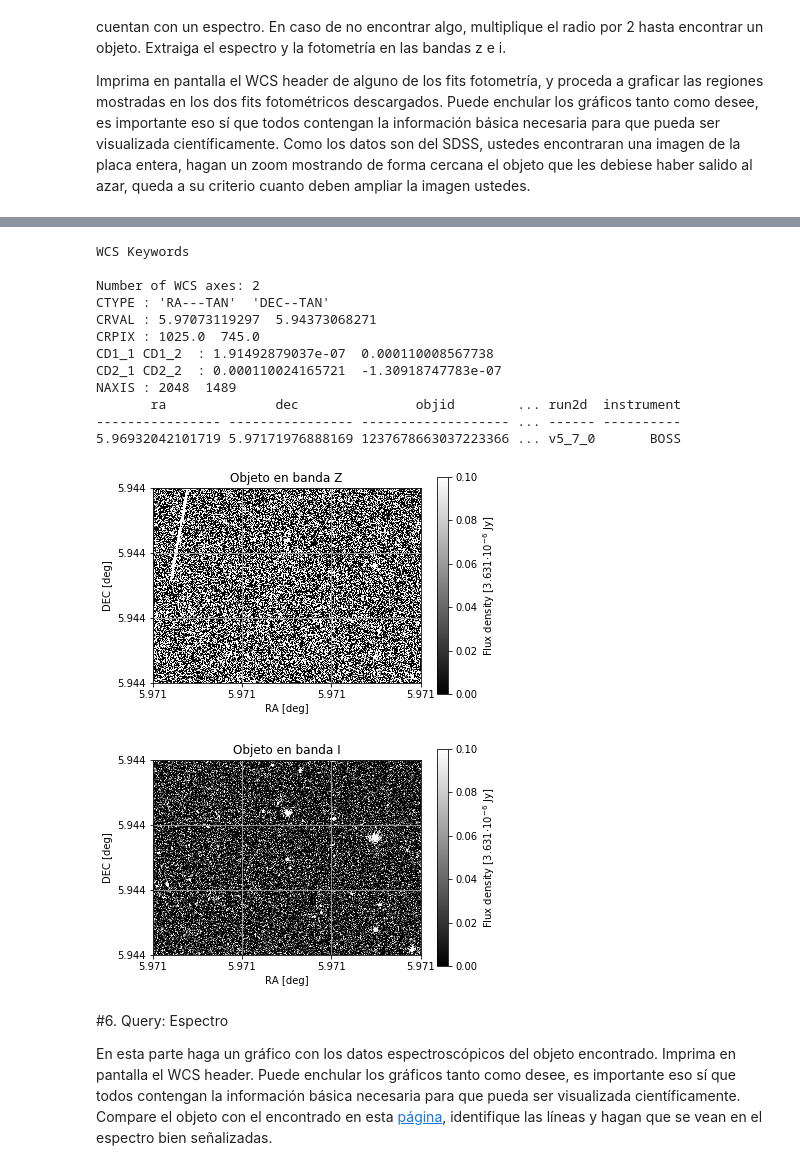
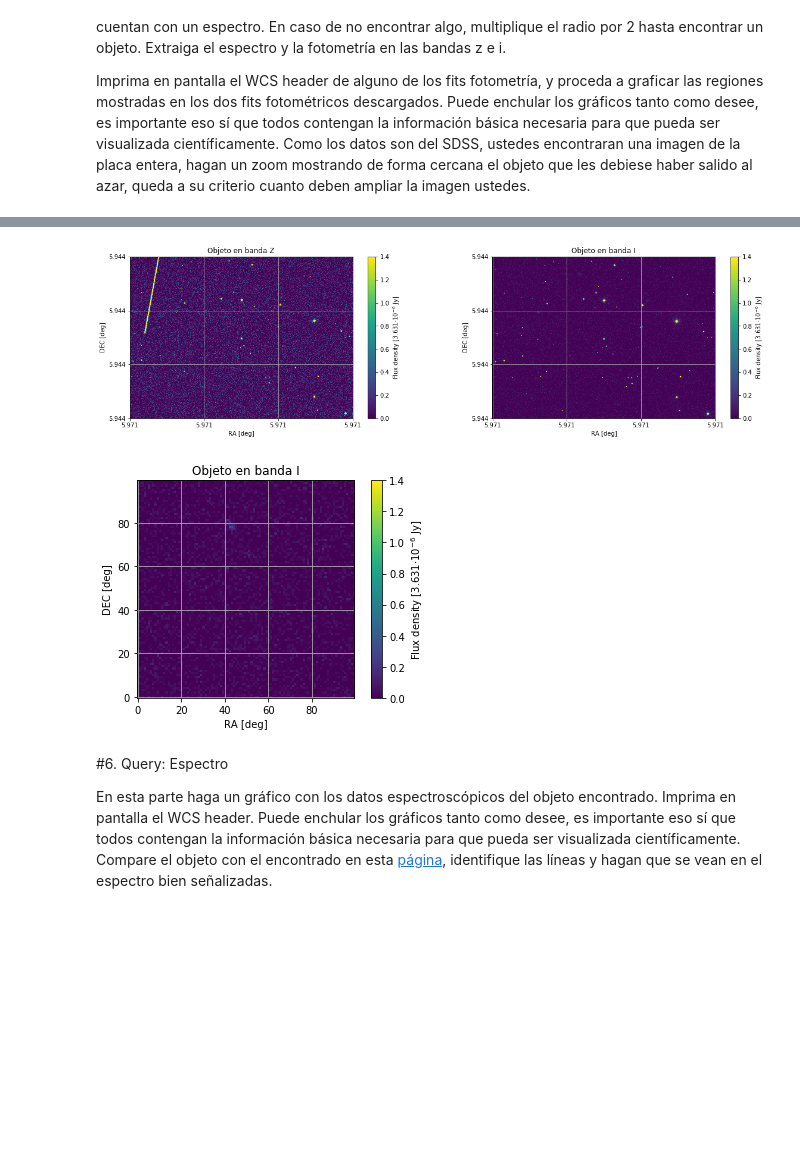
Before and after one commit to SimonSanfeliu/minitarea4, a Jupyter notebook: minitarea4.ipynb, the cells around one changed output, grey strips where cells are left out. Drawn from its saved outputs; the diff is of its cells as text; code cells hidden in the pictures; blank space fills up the shorter version.

Commit message:
Sección 5 completada. Retoques al código anterior y un zoom del que no estoy seguro

```diff
--- a/minitarea4.ipynb
+++ b/minitarea4.ipynb
@@ -296,27 +294,29 @@ dec = step2 + header['CRVAL2']
 dataz = imz[0][0].data
 datai = imi[0][0].data
 
-plt.imshow(dataz,cmap='gray',origin='lower',vmin=0,vmax=0.1)
+plt.figure(figsize=(20,5))
+
+plt.subplot(121)
+plt.imshow(dataz,cmap='viridis',origin='lower',vmin=0,vmax=1.4)
 plt.xticks((0,len(ra)/3,2*len(ra)/3,len(ra)),(round(ra[0],3),round(ra[len(ra)/3],3),round(ra[2*len(ra)/3],3),round(ra[-1],3)))
 plt.yticks((0,len(dec)/3,2*len(dec)/3,len(dec)),(round(dec[0],3),round(dec[len(dec)/3],3),round(dec[2*len(dec)/3],3),round(dec[-1],3)))
 plt.xlabel('RA [deg]')
 plt.ylabel('DEC [deg]')
 plt.title('Objeto en banda Z')
-plt.grid(b=None)
+plt.grid(b = None)
 cb = plt.colorbar()
 cb.set_label('Flux density [3.631$ \cdot 10^{-6}$ Jy]')
-plt.show()
 
-plt.imshow(datai,cmap='gray',origin='lower',vmin=0,vmax=0.1)
+plt.subplot(122)
+plt.imshow(datai,cmap='viridis',origin='lower',vmin=0,vmax=1.4)
 plt.xticks((0,len(ra)/3,2*len(ra)/3,len(ra)),(round(ra[0],3),round(ra[len(ra)/3],3),round(ra[2*len(ra)/3],3),round(ra[-1],3)))
 plt.yticks((0,len(dec)/3,2*len(dec)/3,len(dec)),(round(dec[0],3),round(dec[len(dec)/3],3),round(dec[2*len(dec)/3],3),round(dec[-1],3)))
 plt.xlabel('RA [deg]')
 plt.ylabel('DEC [deg]')
 plt.title('Objeto en banda I')
-plt.grid(b=None)
+plt.grid(b = None)
 cb = plt.colorbar()
 cb.set_label('Flux density [3.631$ \cdot 10^{-6}$ Jy]')
-plt.show()
 # %% [output]
 Requirement already satisfied: astroquery in /usr/local/lib/python2.7/dist-packages (0.3.9)
 Requirement already satisfied: astropy>=1.0 in /usr/local/lib/python2.7/dist-packages (from astroquery) (2.0.12)
@@ -343,17 +338,16 @@ the RADECSYS keyword is deprecated, use RADESYSa. [astropy.wcs.wcs]
-WCS Keywords
-
-Number of WCS axes: 2
-CTYPE : 'RA---TAN'  'DEC--TAN'
-CRVAL : 5.97073119297  5.94373068271
-CRPIX : 1025.0  745.0
-CD1_1 CD1_2  : 1.91492879037e-07  0.000110008567738
-CD2_1 CD2_2  : 0.000110024165721  -1.30918747783e-07
-NAXIS : 2048  1489
-       ra              dec               objid        ... run2d  instrument
----------------- ---------------- ------------------- ... ------ ----------
-5.96932042101719 5.97171976888169 1237678663037223366 ... v5_7_0       BOSS
-[figure, old version]
+[figure, new version]
-[figure, removed]
+# %%
+#Zoom en Banda I
+
+plt.imshow(datai[975:1075,695:795],cmap='viridis',origin='lower',vmin=0,vmax=1.4)
+plt.xlabel('RA [deg]')
+plt.ylabel('DEC [deg]')
+plt.title('Objeto en banda I')
+plt.grid(b=None)
+cb = plt.colorbar()
+cb.set_label('Flux density [3.631$ \cdot 10^{-6}$ Jy]')
+# %% [output]
+[figure, added]
 # %% [markdown]
 #6. Query: Espectro
 
```
Also changed, not shown: parts of 3 cells of this notebook.
